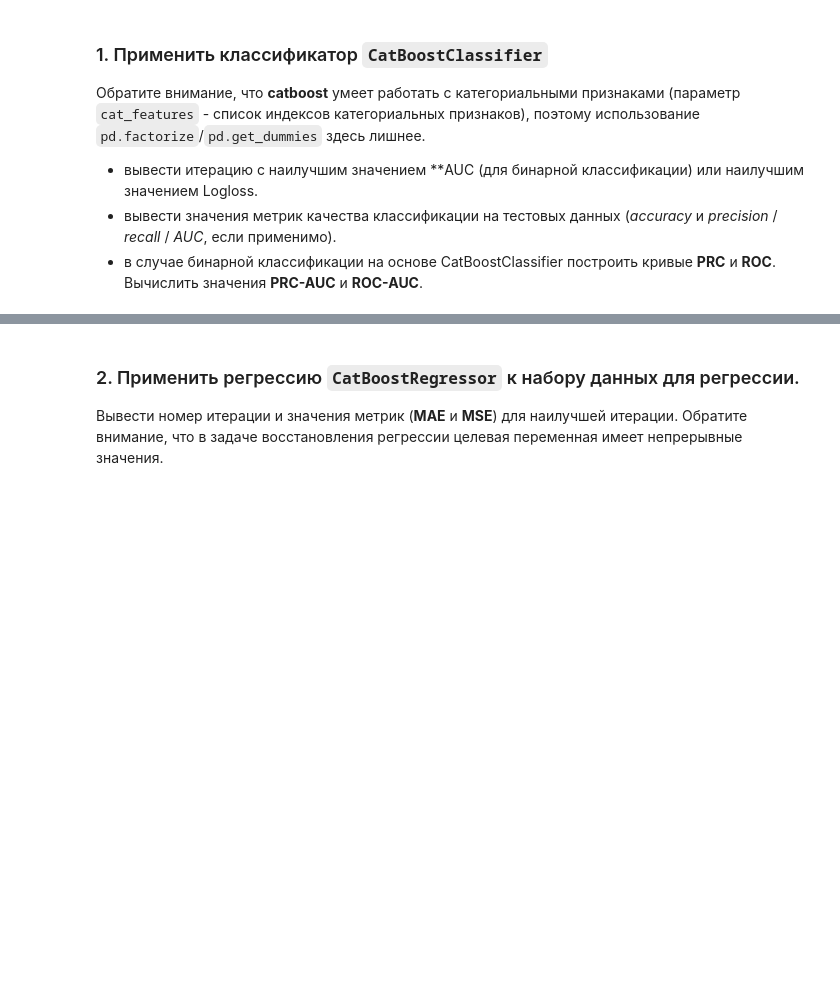
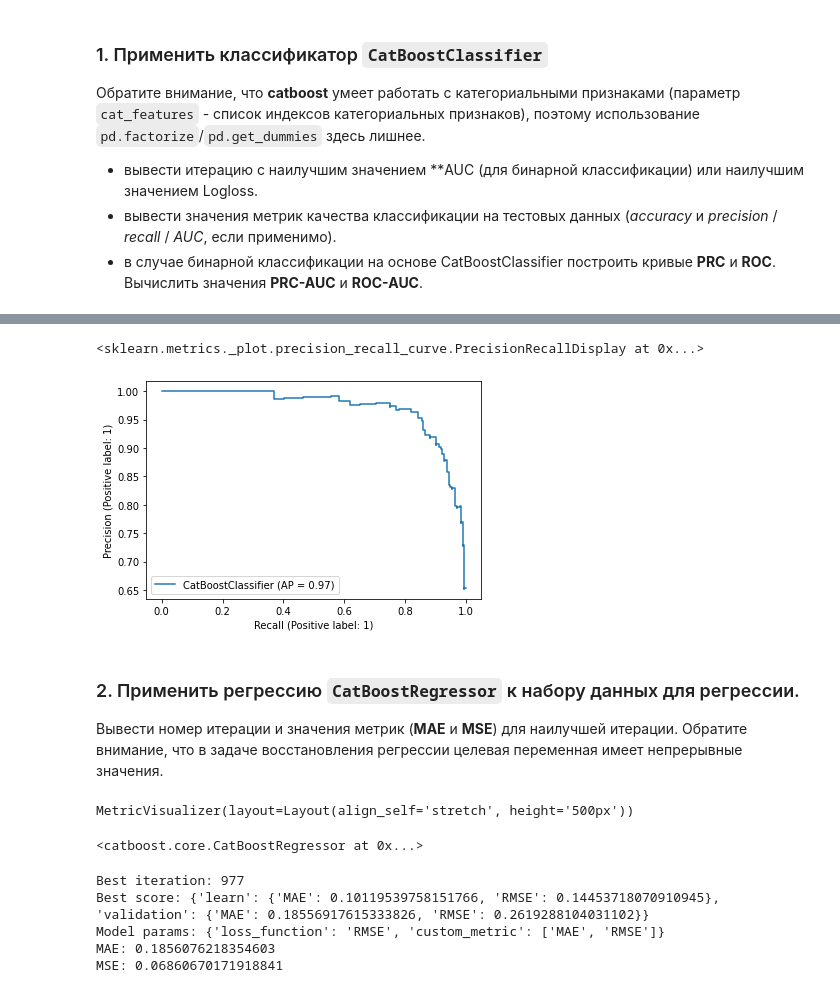
Before and after one commit to Liptee/DS-Labs, a Jupyter notebook: LAB5.ipynb, the cells around one changed output, grey strips where cells are left out. Drawn from its saved outputs; the diff is of its cells as text; code cells hidden in the pictures; blank space fills up the shorter version.

```diff
--- a/LAB5.ipynb
+++ b/LAB5.ipynb
@@ -100,3 +118,33 @@ ValueError: Expected 'estimator' to be a binary classifier, but got CatBoostClas
+# %%
+plot_precision_recall_curve(model, X_test, y_test, name="CatBoostClassifier")
+# %% [output]
+<sklearn.metrics._plot.precision_recall_curve.PrecisionRecallDisplay at 0x...>
+[figure, added]
 # %% [markdown]
 ### 2. Применить регрессию `CatBoostRegressor` к набору данных для регрессии.
 Вывести номер итерации и значения метрик (**MAE** и **MSE**) для наилучшей итерации. Обратите внимание, что в задаче восстановления регрессии целевая переменная имеет непрерывные значения.
+# %%
+model_regressor = CatBoostRegressor(
+    custom_metric=["MAE", "RMSE"])
+
+model_regressor.fit(
+    X_train, y_train,
+    eval_set=(X_test, y_test),
+    verbose=False,
+    plot=True
+)
+# %% [output]
+MetricVisualizer(layout=Layout(align_self='stretch', height='500px'))
+<catboost.core.CatBoostRegressor at 0x...>
+# %%
+print(f"Best iteration: {model_regressor.get_best_iteration()}")
+print(f"Best score: {model_regressor.get_best_score()}")
+print(f"Model params: {model_regressor.get_params()}")
+print(f"MAE: {mean_absolute_error(y_test, model_regressor.predict(X_test))}")
+print(f"MSE: {mean_squared_error(y_test, model_regressor.predict(X_test))}")
+# %% [output]
+Best iteration: 977
+Best score: {'learn': {'MAE': 0.10119539758151766, 'RMSE': 0.14453718070910945}, 'validation': {'MAE': 0.18556917615333826, 'RMSE': 0.2619288104031102}}
+Model params: {'loss_function': 'RMSE', 'custom_metric': ['MAE', 'RMSE']}
+MAE: 0.1856076218354603
+MSE: 0.06860670171918841
```
Also changed, not shown: parts of 16 cells of this notebook, 6 other files.
